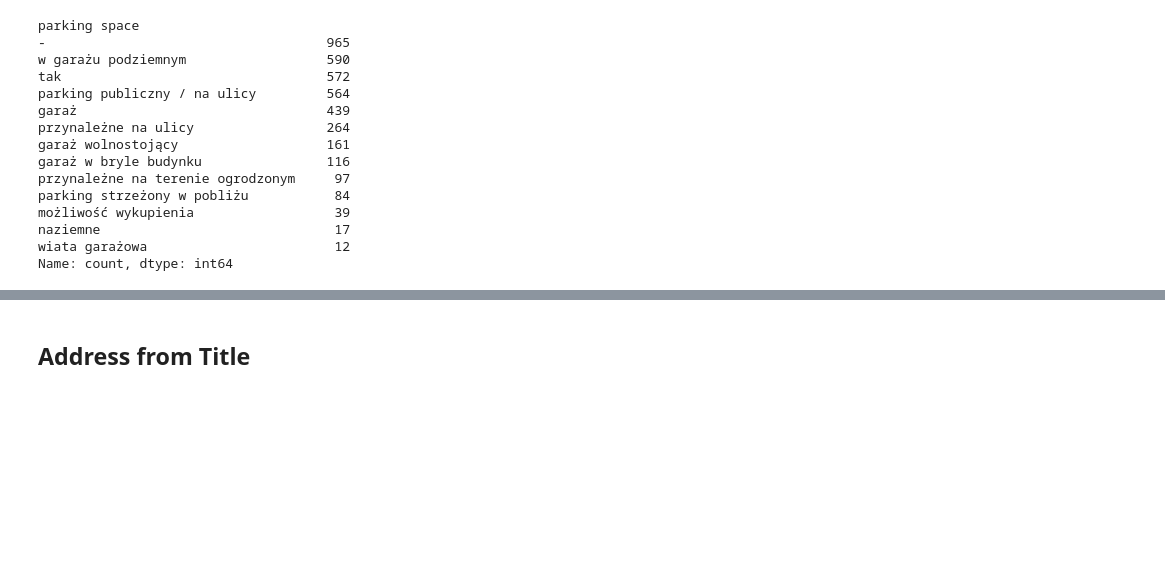
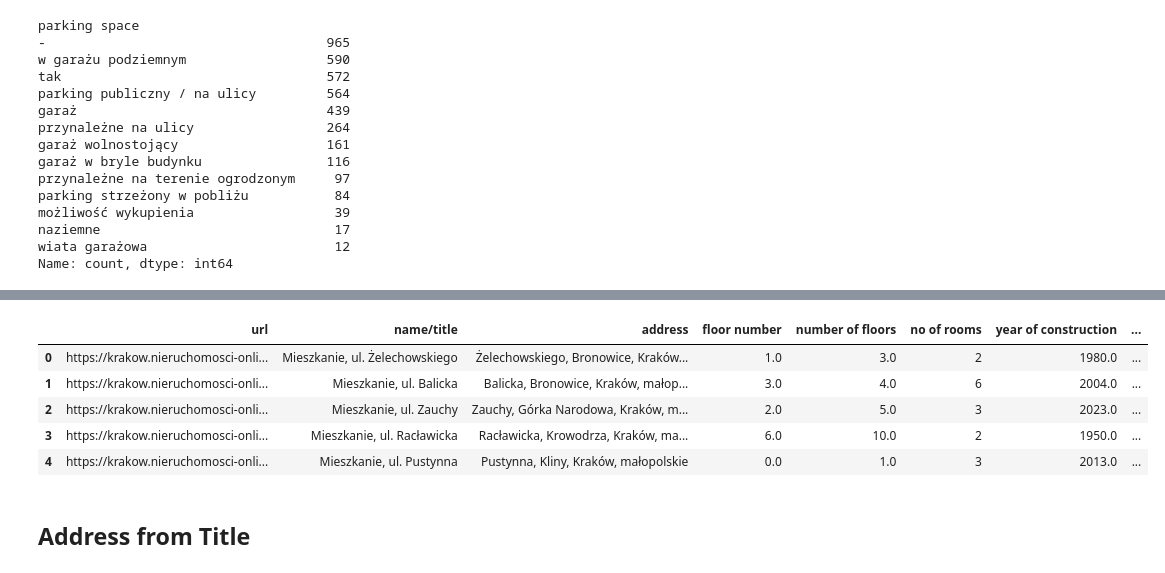
Before and after one commit to ksobczykR2DS/cracow-house-market-analysis, a Jupyter notebook: data-exploration.ipynb, the cells around one changed output, grey strips where cells are left out. Cells and saved outputs as stored; diff of their text form; code cells hidden in the pictures; blank space fills up the shorter version.

```diff
--- a/data-exploration.ipynb
+++ b/data-exploration.ipynb
@@ -279,2 +423,11 @@ Name: count, dtype: int64
+# %%
+df.head(5)
+# %% [output]
+|  | url | name/title | address | floor number | number of floors | no of rooms | year of construction | ... |
+| 0 | https://krakow.nieruchomosci-onli... | Mieszkanie, ul. Żelechowskiego | Żelechowskiego, Bronowice, Kraków... | 1.0 | 3.0 | 2 | 1980.0 | ... |
+| 1 | https://krakow.nieruchomosci-onli... | Mieszkanie, ul. Balicka | Balicka, Bronowice, Kraków, małop... | 3.0 | 4.0 | 6 | 2004.0 | ... |
+| 2 | https://krakow.nieruchomosci-onli... | Mieszkanie, ul. Zauchy | Zauchy, Górka Narodowa, Kraków, m... | 2.0 | 5.0 | 3 | 2023.0 | ... |
+| 3 | https://krakow.nieruchomosci-onli... | Mieszkanie, ul. Racławicka | Racławicka, Krowodrza, Kraków, ma... | 6.0 | 10.0 | 2 | 1950.0 | ... |
+| 4 | https://krakow.nieruchomosci-onli... | Mieszkanie, ul. Pustynna | Pustynna, Kliny, Kraków, małopolskie | 0.0 | 1.0 | 3 | 2013.0 | ... |
 # %% [markdown]
 ## Address from Title
```
Also changed, not shown: parts of 18 cells of this notebook.
